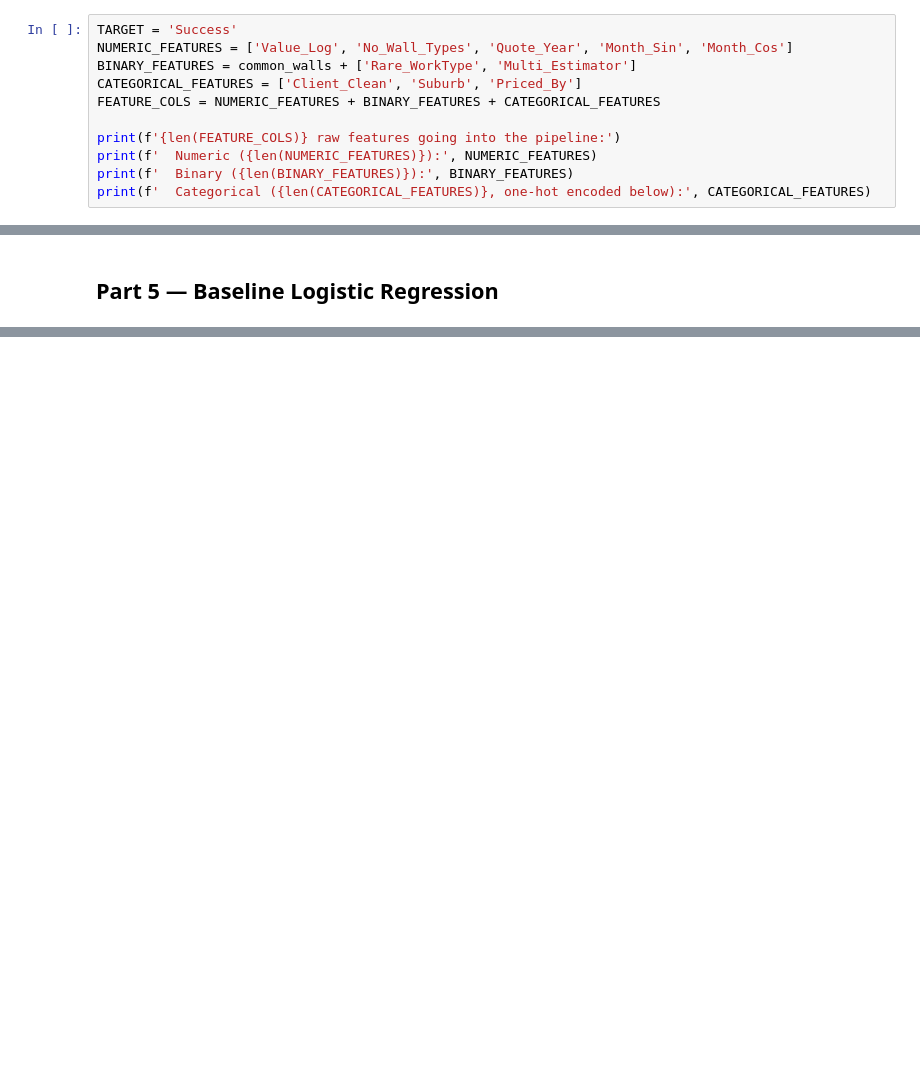
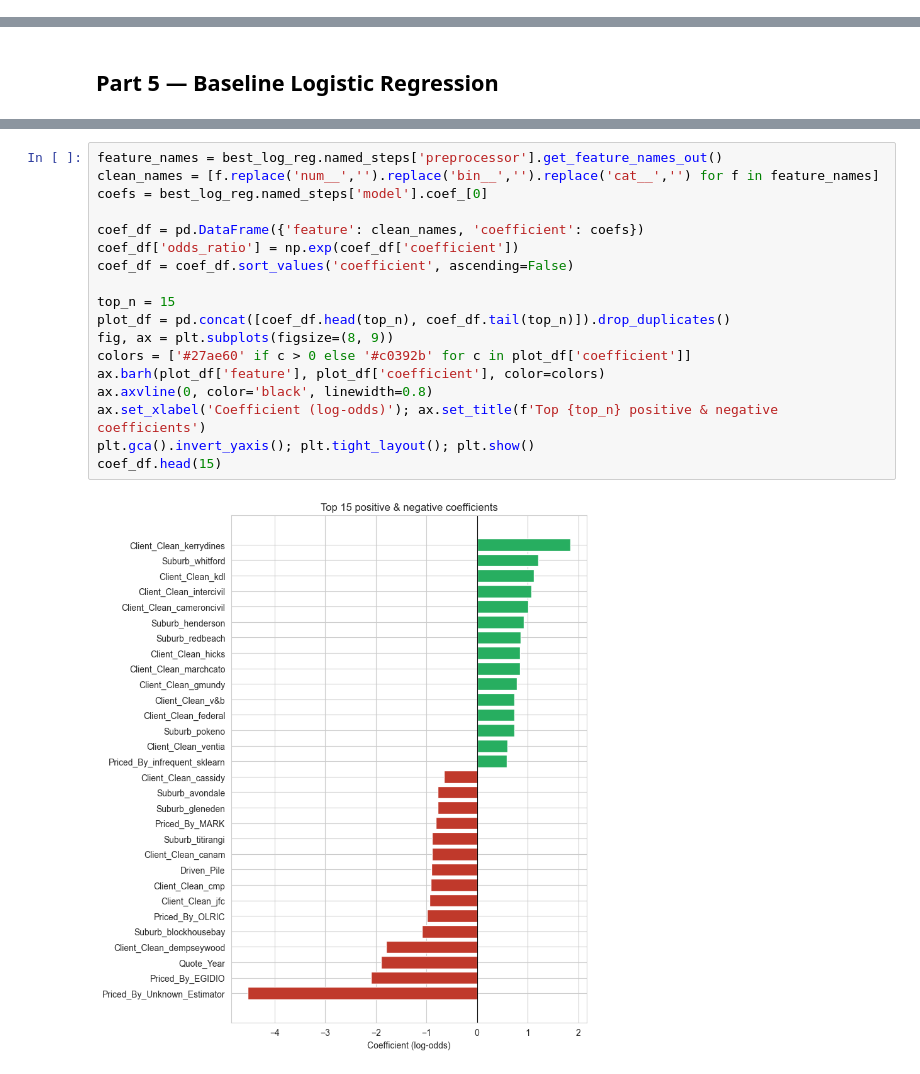
Before and after one commit to Phong031/ML_Models, a Jupyter notebook: notebook/Quotation_Win_Loss_01_EDA_LogisticRegression.ipynb, the cells around one changed output, grey strips where cells are left out. Cells and saved outputs as stored; diff of their text form; blank space fills up the shorter version.

```diff
--- a/notebook/Quotation_Win_Loss_01_EDA_LogisticRegression.ipynb
+++ b/notebook/Quotation_Win_Loss_01_EDA_LogisticRegression.ipynb
@@ -581,11 +0,0 @@ Wall-type flags kept individually: 16  |  collapsed into Rare_WorkType: 21
-# %%
-TARGET = 'Success'
-NUMERIC_FEATURES = ['Value_Log', 'No_Wall_Types', 'Quote_Year', 'Month_Sin', 'Month_Cos']
-BINARY_FEATURES = common_walls + ['Rare_WorkType', 'Multi_Estimator']
-CATEGORICAL_FEATURES = ['Client_Clean', 'Suburb', 'Priced_By']
-FEATURE_COLS = NUMERIC_FEATURES + BINARY_FEATURES + CATEGORICAL_FEATURES
-
-print(f'{len(FEATURE_COLS)} raw features going into the pipeline:')
-print(f'  Numeric ({len(NUMERIC_FEATURES)}):', NUMERIC_FEATURES)
-print(f'  Binary ({len(BINARY_FEATURES)}):', BINARY_FEATURES)
-print(f'  Categorical ({len(CATEGORICAL_FEATURES)}, one-hot encoded below):', CATEGORICAL_FEATURES)
@@ -1060,0 +242,20 @@ print('Saved logistic_regression_pipeline.joblib (for coefficients/SHAP) and log
+# %%
+feature_names = best_log_reg.named_steps['preprocessor'].get_feature_names_out()
+clean_names = [f.replace('num__','').replace('bin__','').replace('cat__','') for f in feature_names]
+coefs = best_log_reg.named_steps['model'].coef_[0]
+
+coef_df = pd.DataFrame({'feature': clean_names, 'coefficient': coefs})
+coef_df['odds_ratio'] = np.exp(coef_df['coefficient'])
+coef_df = coef_df.sort_values('coefficient', ascending=False)
+
+top_n = 15
+plot_df = pd.concat([coef_df.head(top_n), coef_df.tail(top_n)]).drop_duplicates()
+fig, ax = plt.subplots(figsize=(8, 9))
+colors = ['#27ae60' if c > 0 else '#c0392b' for c in plot_df['coefficient']]
+ax.barh(plot_df['feature'], plot_df['coefficient'], color=colors)
+ax.axvline(0, color='black', linewidth=0.8)
+ax.set_xlabel('Coefficient (log-odds)'); ax.set_title(f'Top {top_n} positive & negative coefficients')
+plt.gca().invert_yaxis(); plt.tight_layout(); plt.show()
+coef_df.head(15)
+# %% [output]
+[figure, added]
```
Also changed, not shown: parts of 110 cells of this notebook, 8 other files.
